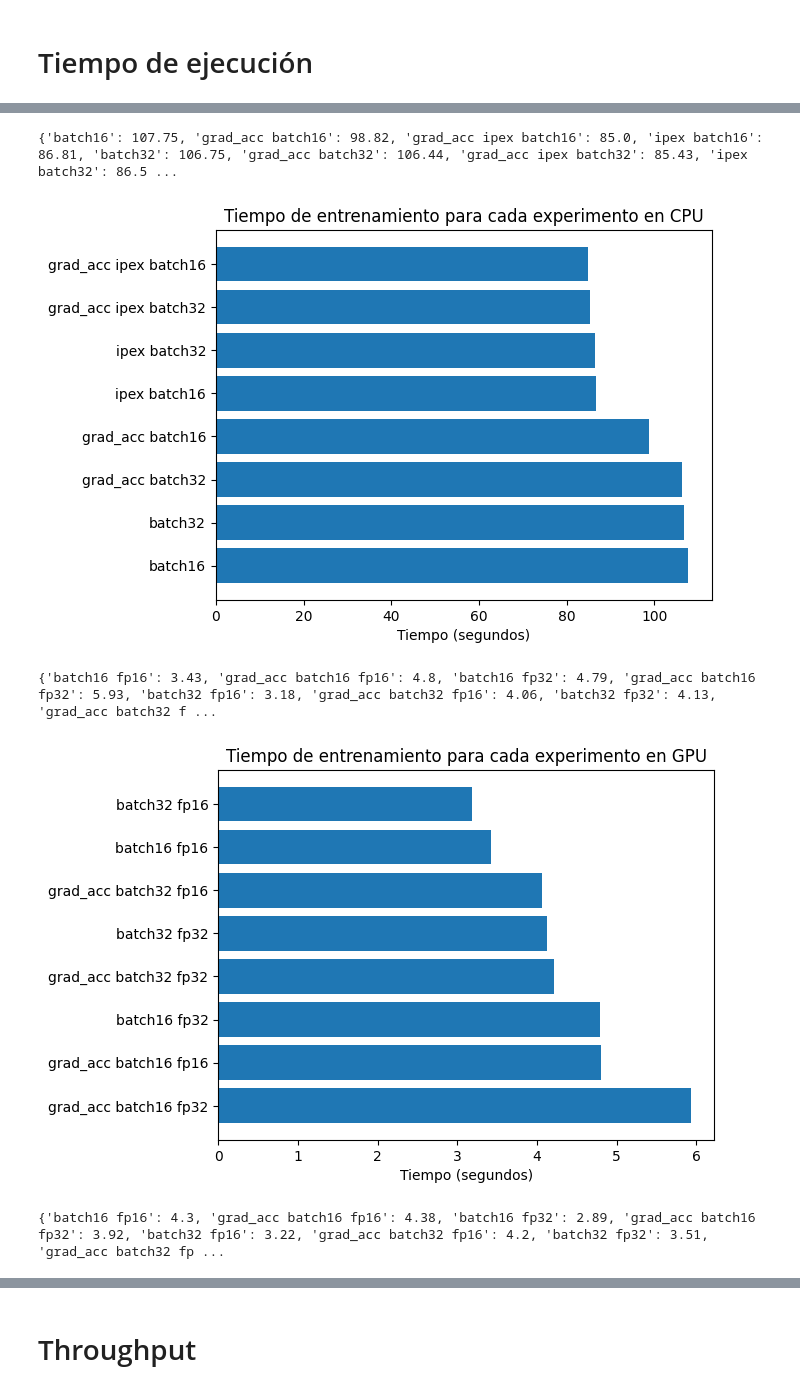
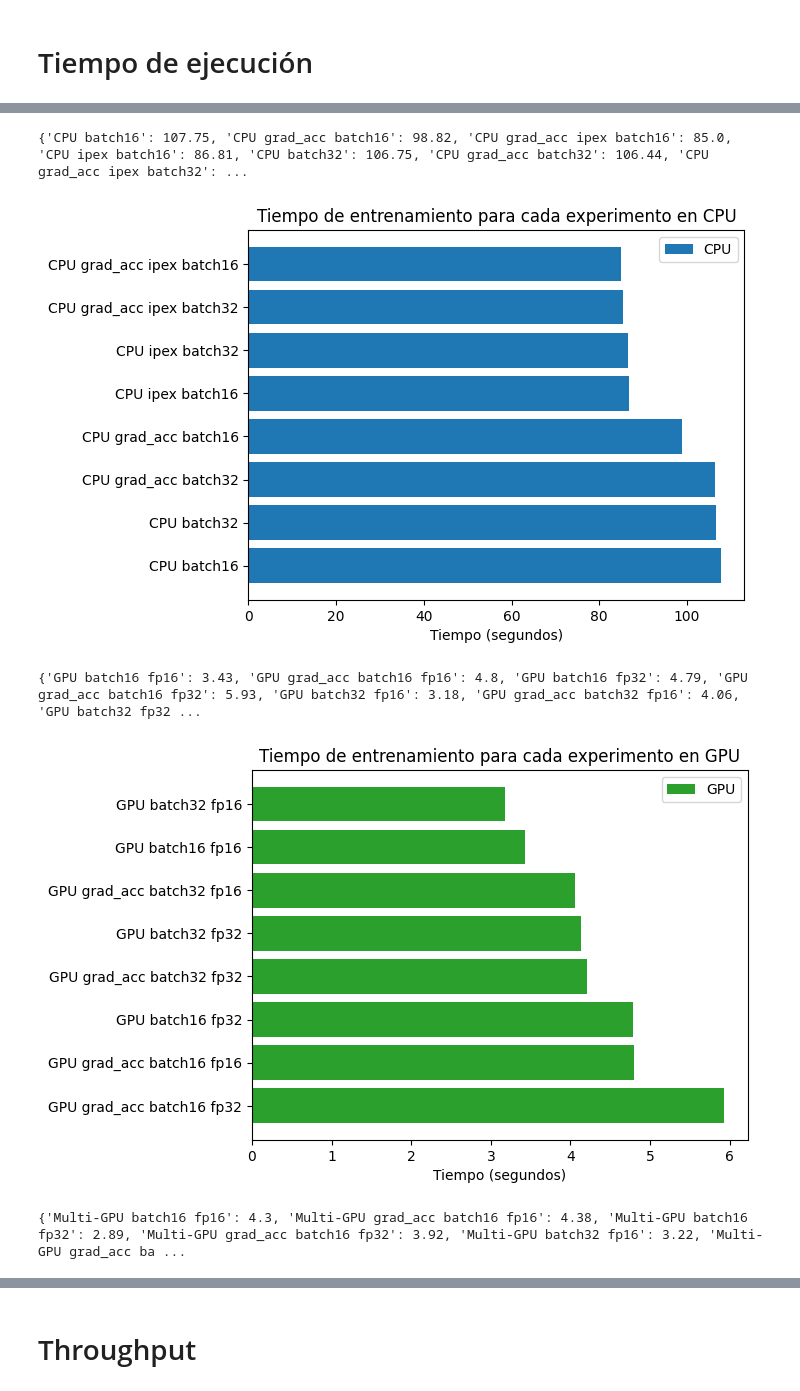
Before and after one commit to davidferex/Practica1-IDL, a Jupyter notebook: Distilbert/graficas/graficas.ipynb, the cells around one changed output, grey strips where cells are left out. Cells and saved outputs as stored; diff of their text form; code cells hidden in the pictures.

Commit message:
Global graphs (CPU, GPU and multi-GPU time and memory on the same graph)

```diff
--- a/Distilbert/graficas/graficas.ipynb
+++ b/Distilbert/graficas/graficas.ipynb
@@ -9,6 +9,7 @@ directory = os.fsencode("../logs")
 dict_cpu_time = dict()
 dict_gpu_time = dict()
 dict_mgpu_time = dict()
+dict_all_time = dict()
 
 time_pattern_cpu_gpu = re.compile(r"^Entrenamiento completado en (\d+\.\d+)s$")
 time_pattern_mgpu = re.compile(r"^Tiempo total: (\d+\.\d+)s$")
@@ -35,6 +36,16 @@ for file in os.listdir(directory):
 
             string_list = []
 
+            if filename.find("_cpu_") != -1:
+                string_list.append("CPU")
+            elif filename.find("_gpu_") != -1:
+                string_list.append("GPU")
+            elif filename.find("_mgpu_") != -1:
+                string_list.append("Multi-GPU")
+            else:
+                print(f"ERROR: no se encontraron las subcadenas _cpu_, _gpu_ o _mgpu_ en el nombre del fichero {filename}")
+                exit()
+
             for pattern in filename_patterns:
                 if filename.find("_"+pattern+"_") != -1:
                     string_list.append(pattern)
@@ -45,9 +56,8 @@ for file in os.listdir(directory):
                 dict_gpu_time[" ".join(string_list)] = seconds
             elif filename.find("_mgpu_") != -1:
                 dict_mgpu_time[" ".join(string_list)] = seconds
-            else:
-                print(f"ERROR: no se encontraron las subcadenas _cpu_, _gpu_ o _mgpu_ en el nombre del fichero {filename}")
-                exit()
+
+            dict_all_time[" ".join(string_list)] = seconds
 # %% [output]
 distilbert_job_train_cpu_batch16_2904.out: 107.75 seconds.
 distilbert_job_train_cpu_batch16_grad_acc_2903.out: 98.82 seconds.
@@ -69,34 +79,45 @@ distilbert_job_train_mgpu_batch32_fp32_grad_acc_3084.out: 3.59 seconds.
 # %%
 import matplotlib.pyplot as plt
 import numpy as np
 
-for iter_tuple in [("CPU",dict_cpu_time), ("GPU",dict_gpu_time), ("multi-GPU",dict_mgpu_time)]:
+for iter_tuple in [("CPU",dict_cpu_time), ("GPU",dict_gpu_time), ("multi-GPU",dict_mgpu_time), ("todos los backends",dict_all_time)]:
 
     my_name = iter_tuple[0]
     my_dict = iter_tuple[1]
 
     fig, ax = plt.subplots()
 
     y_pos = np.arange(len(my_dict))
 
     print(my_dict)
 
     ordered_names = list(my_dict.keys())
-    ordered_values  =list(my_dict.values())
+    ordered_values = list(my_dict.values())
 
     ordered_names = sorted(ordered_names,key=my_dict.get)
     ordered_values = sorted(ordered_values)
 
-    ax.barh(y_pos, ordered_values, align="center")
+    labels = ["CPU" if name.find("CPU") != -1 else "Multi-GPU" if name.find("Multi-GPU") != -1 else "GPU" for name in ordered_names]
+    strings_that_appeared = set()
+    for i in range(len(labels)):
+        if labels[i] in strings_that_appeared:
+            labels[i] = "_"+labels[i]
+        else:
+            strings_that_appeared.add(labels[i])
+
+    colors = ["tab:blue" if name.find("CPU") != -1 else "tab:orange" if name.find("Multi-GPU") != -1 else "tab:green" for name in ordered_names]
+
+    ax.barh(y_pos, ordered_values, align="center", color=colors, label=labels)
     ax.set_yticks(y_pos, labels=ordered_names)
     ax.invert_yaxis()
+    ax.legend()
     ax.set_xlabel("Tiempo (segundos)")
     ax.set_title(f"Tiempo de entrenamiento para cada experimento en {my_name}")
 
     plt.show()
 # %% [output]
-{'batch16': 107.75, 'grad_acc batch16': 98.82, 'grad_acc ipex batch16': 85.0, 'ipex batch16': 86.81, 'batch32': 106.75, 'grad_acc batch32': 106.44, 'grad_acc ipex batch32': 85.43, 'ipex batch32': 86.5 ...
+{'CPU batch16': 107.75, 'CPU grad_acc batch16': 98.82, 'CPU grad_acc ipex batch16': 85.0, 'CPU ipex batch16': 86.81, 'CPU batch32': 106.75, 'CPU grad_acc batch32': 106.44, 'CPU grad_acc ipex batch32': ...
-[figure, old version]
+[figure, new version]
-{'batch16 fp16': 3.43, 'grad_acc batch16 fp16': 4.8, 'batch16 fp32': 4.79, 'grad_acc batch16 fp32': 5.93, 'batch32 fp16': 3.18, 'grad_acc batch32 fp16': 4.06, 'batch32 fp32': 4.13, 'grad_acc batch32 f ...
+{'GPU batch16 fp16': 3.43, 'GPU grad_acc batch16 fp16': 4.8, 'GPU batch16 fp32': 4.79, 'GPU grad_acc batch16 fp32': 5.93, 'GPU batch32 fp16': 3.18, 'GPU grad_acc batch32 fp16': 4.06, 'GPU batch32 fp32 ...
-[figure, old version]
+[figure, new version]
-{'batch16 fp16': 4.3, 'grad_acc batch16 fp16': 4.38, 'batch16 fp32': 2.89, 'grad_acc batch16 fp32': 3.92, 'batch32 fp16': 3.22, 'grad_acc batch32 fp16': 4.2, 'batch32 fp32': 3.51, 'grad_acc batch32 fp ...
+{'Multi-GPU batch16 fp16': 4.3, 'Multi-GPU grad_acc batch16 fp16': 4.38, 'Multi-GPU batch16 fp32': 2.89, 'Multi-GPU grad_acc batch16 fp32': 3.92, 'Multi-GPU batch32 fp16': 3.22, 'Multi-GPU grad_acc ba ...
```
Also changed, not shown: parts of 5 cells of this notebook.
